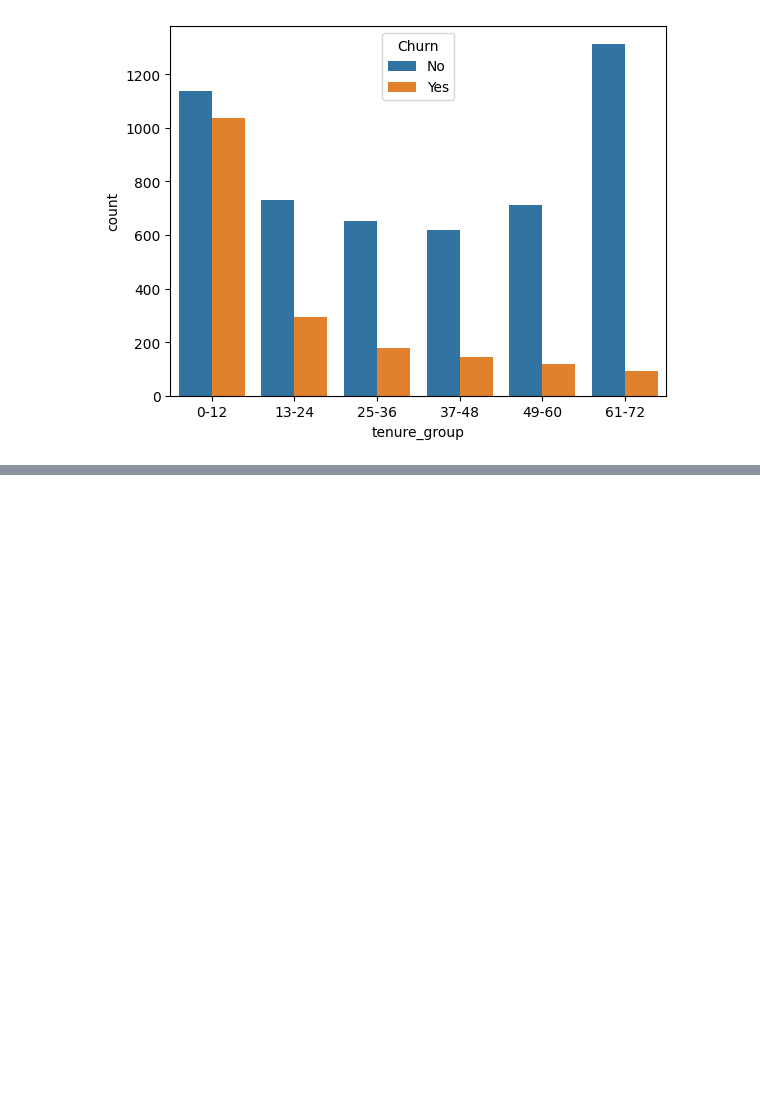
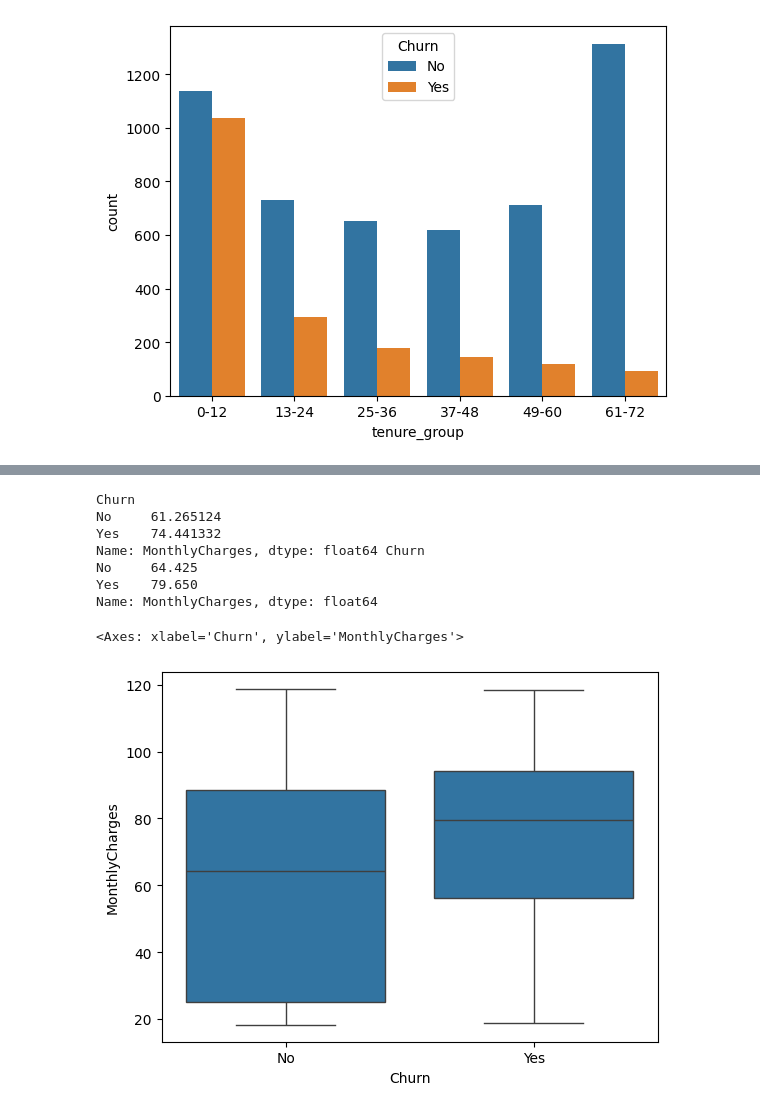
Before and after one commit to BielBabilonia/ecommerce-customer-churn-analysis, a Jupyter notebook: notebooks/01_EDA_Churn_Analyzis.ipynb, the cells around one changed output, grey strips where cells are left out. Saved outputs shown, nothing was run; the diff lists cells and outputs as text; code cells hidden in the pictures; blank space fills up the shorter version.

```diff
--- a/notebooks/01_EDA_Churn_Analyzis.ipynb
+++ b/notebooks/01_EDA_Churn_Analyzis.ipynb
@@ -86,0 +124,16 @@ tenure_group
+# %%
+#realizando a mesma análise para a variável MonthlyCharges, que é uma variável numérica importante para entender a relação do valor gasto mensalmente com o churn
+media_monthly = df.groupby('Churn')['MonthlyCharges'].mean()
+median_monthly = df.groupby('Churn')['MonthlyCharges'].median()
+print(media_monthly,median_monthly)
+sns.boxplot(x = 'Churn', y = 'MonthlyCharges', data = df)
+# %% [output]
+Churn
+No     61.265124
+Yes    74.441332
+Name: MonthlyCharges, dtype: float64 Churn
+No     64.425
+Yes    79.650
+Name: MonthlyCharges, dtype: float64
+<Axes: xlabel='Churn', ylabel='MonthlyCharges'>
+[figure, added]
```
Also changed, not shown: parts of 23 cells of this notebook.
